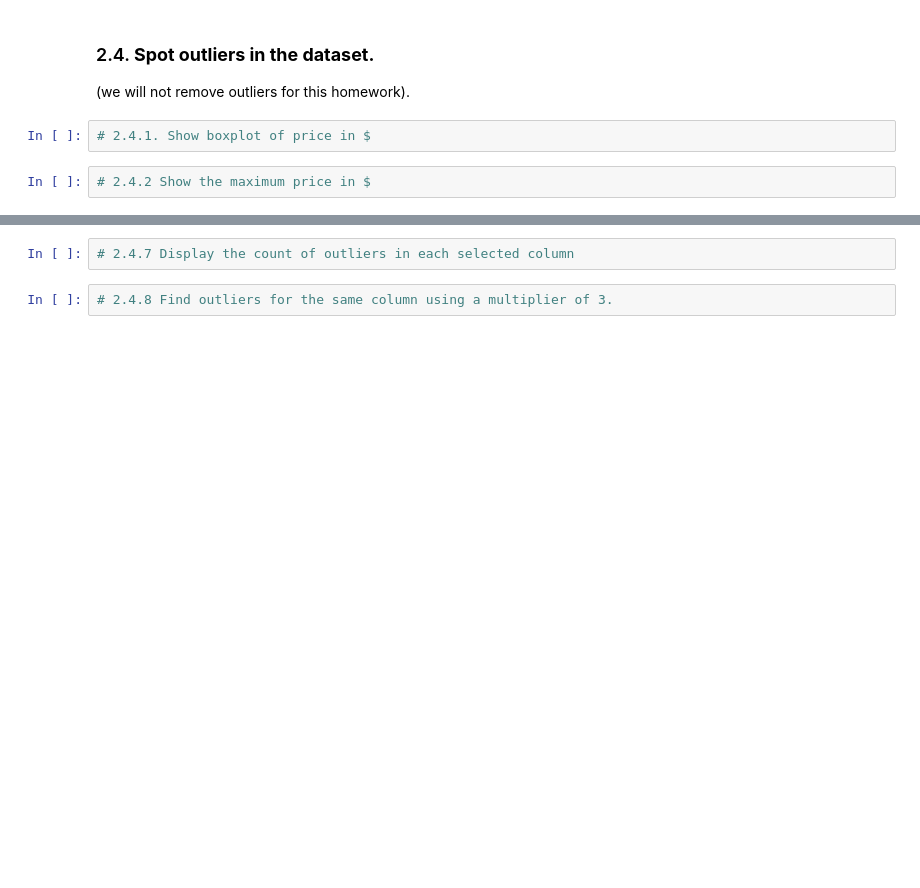
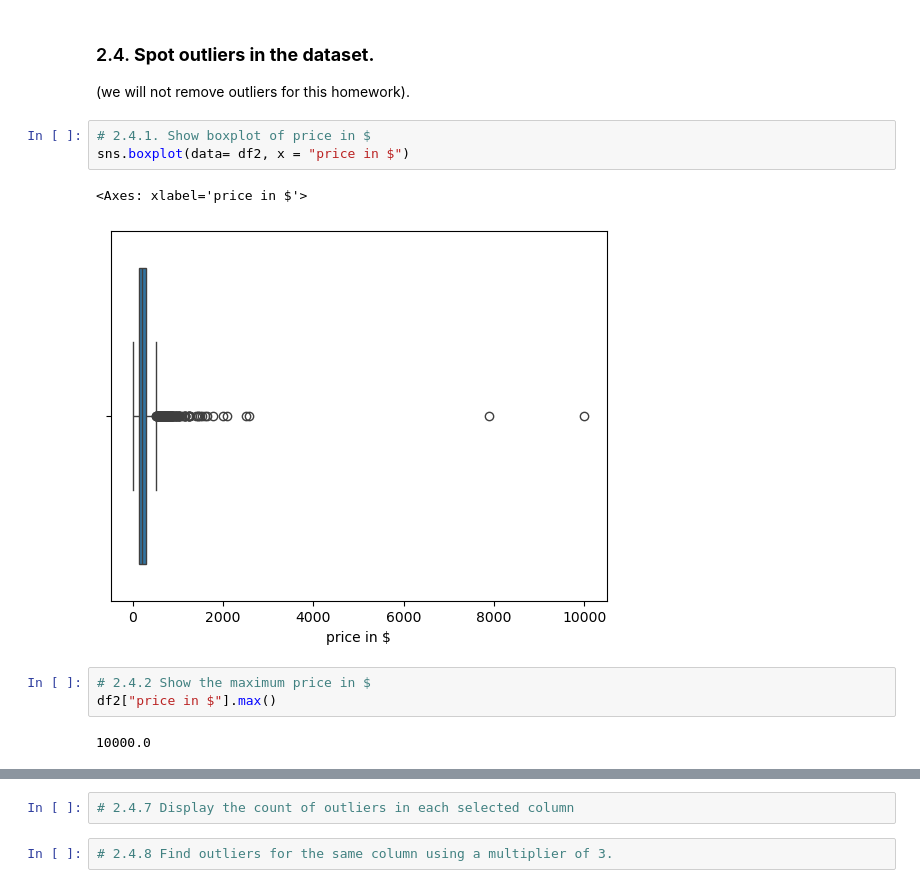
Before and after one commit to buddhathapa12/PrespectiveOnDataScience, a Jupyter notebook: airbnbDataAnalysis/E923Q669_CS746_HW1_EDA.ipynb, the cells around one changed output, grey strips where cells are left out. Saved outputs shown, nothing was run; the diff lists cells and outputs as text; blank space fills up the shorter version.

Commit message:
Worked on VIF calculation, box plotting, and outlier identification

```diff
--- a/airbnbDataAnalysis/E923Q669_CS746_HW1_EDA.ipynb
+++ b/airbnbDataAnalysis/E923Q669_CS746_HW1_EDA.ipynb
@@ -340,5 +403,12 @@ dtype: int64
 (we will not remove outliers for this homework).
 # %%
 # 2.4.1. Show boxplot of price in $
+sns.boxplot(data= df2, x = "price in $")
+# %% [output]
+<Axes: xlabel='price in $'>
+[figure, added]
 # %%
 # 2.4.2 Show the maximum price in $
+df2["price in $"].max()
+# %% [output]
+10000.0
```
Also changed, not shown: parts of 18 cells of this notebook.
